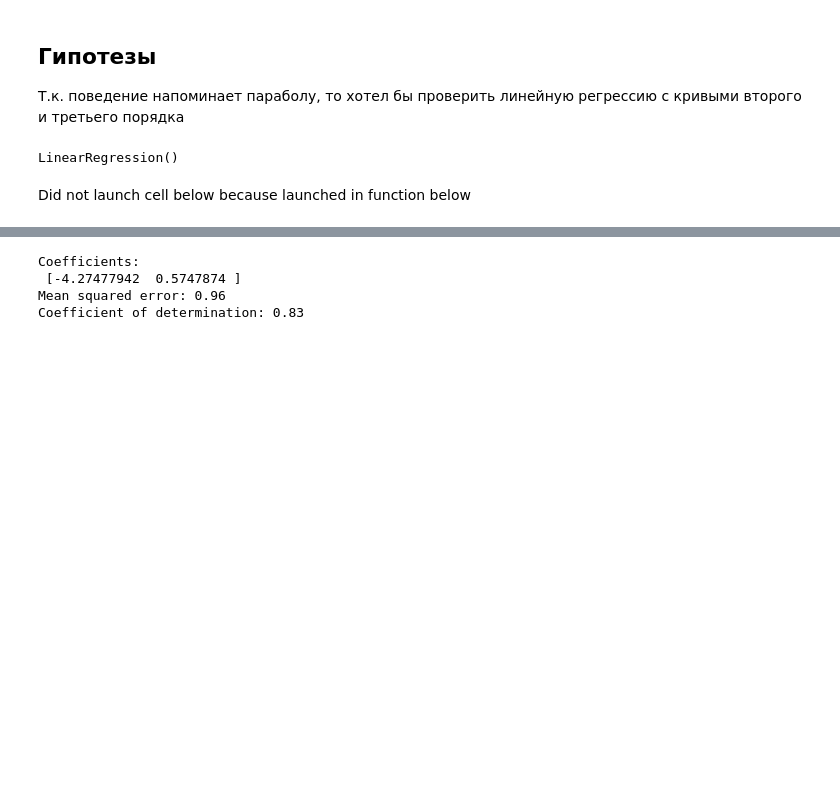
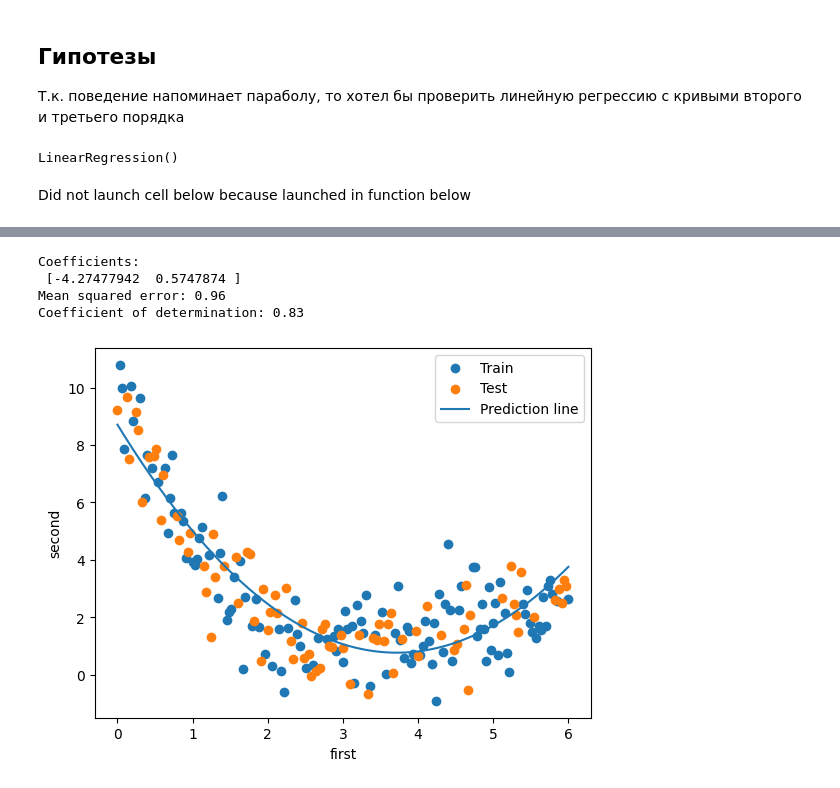
Before and after one commit to isAmirKhashimov/scikit-learn-labs, a Jupyter notebook: stud/khashimov/lab1/lab1.ipynb, the cells around one changed output, grey strips where cells are left out. Saved outputs shown, nothing was run; the diff lists cells and outputs as text; code cells hidden in the pictures; blank space fills up the shorter version.

```diff
--- a/stud/khashimov/lab1/lab1.ipynb
+++ b/stud/khashimov/lab1/lab1.ipynb
@@ -102,8 +132,9 @@ Coefficient of determination: 0.33
 # %%
-show_prediction_result(model2, poly2)
+show_model_result(model2, poly2)
 # %% [output]
 Coefficients:
  [-4.27477942  0.5747874 ]
 Mean squared error: 0.96
 Coefficient of determination: 0.83
+[figure, added]
 # %%
```
Also changed, not shown: parts of 6 cells of this notebook.
